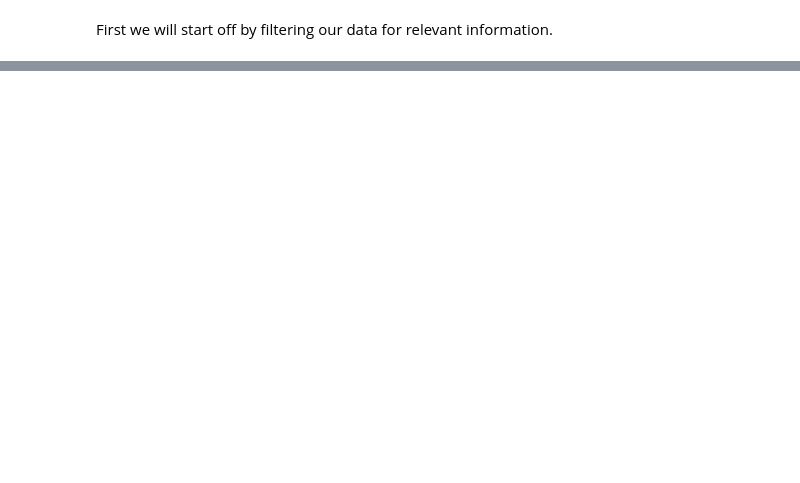
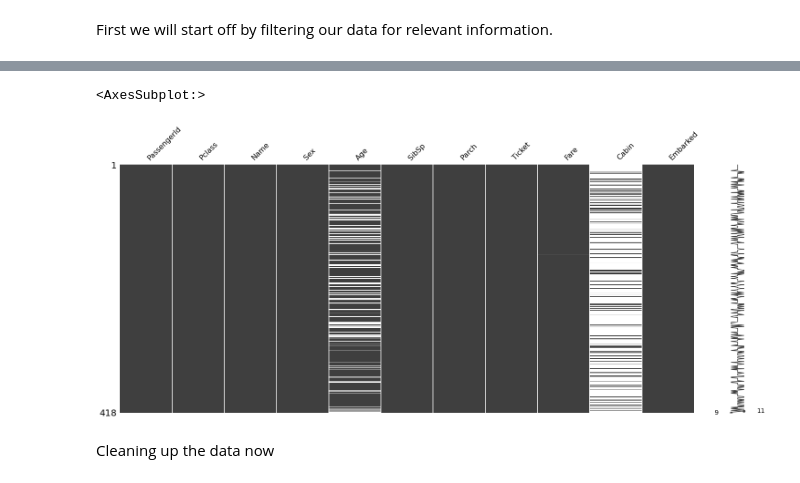
Before and after one commit to h-waldschmidt/Kaggle-Titanic, a Jupyter notebook: src/titanic-solution.ipynb, the cells around one changed output, grey strips where cells are left out. Cells and saved outputs as stored; diff of their text form; code cells hidden in the pictures; blank space fills up the shorter version.

```diff
--- a/src/titanic-solution.ipynb
+++ b/src/titanic-solution.ipynb
@@ -15,0 +16,7 @@ train_data.head(5)
+# %%
+missingno.matrix(test_data)
+# %% [output]
+<AxesSubplot:>
+[figure, added]
+# %% [markdown]
+Cleaning up the data now
```
Also changed, not shown: parts of 15 cells of this notebook.
